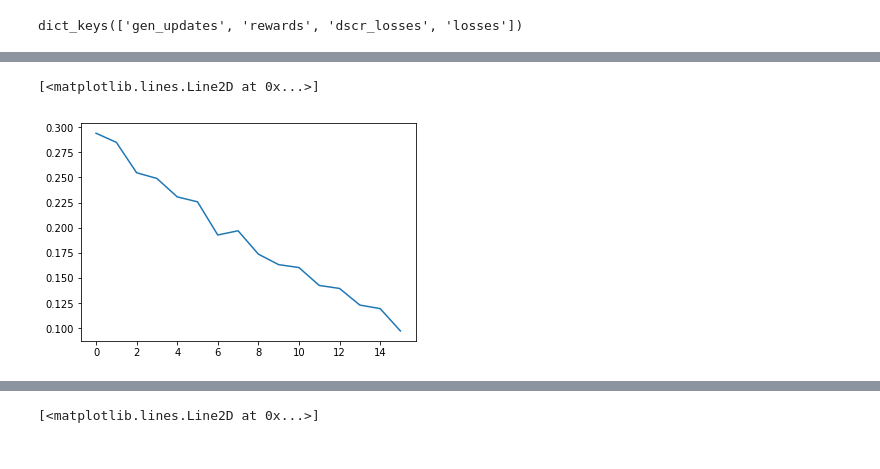
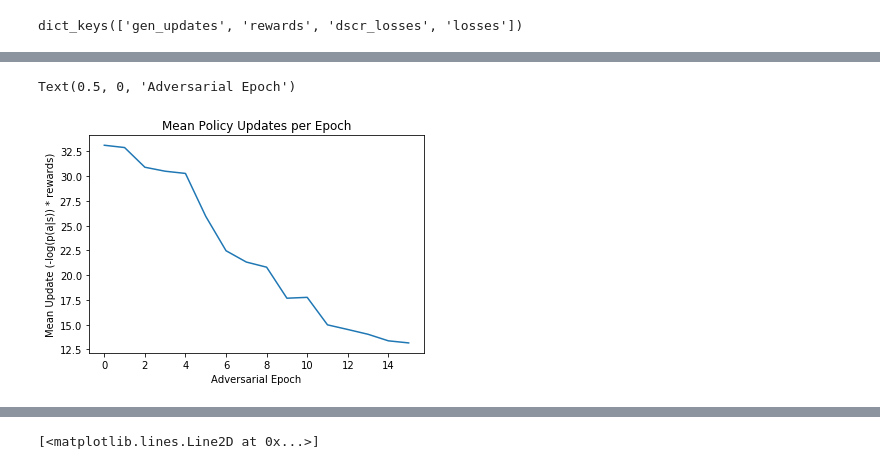
Before and after one commit to bgenchel/Reinforcement-Learning-for-Music-Generation, a Jupyter notebook: src/model/runs/charlie_parker/Keep-Apr28-19_03:32-MP_Final_Train/Untitled.ipynb, the cells around one changed output, grey strips where cells are left out. Cells and saved outputs as stored; diff of their text form; code cells hidden in the pictures.

Commit message:
looks like a notebook to generate some last minute plots

```diff
--- a/src/model/runs/charlie_parker/Keep-Apr28-19_03:32-MP_Final_Train/Untitled.ipynb
+++ b/src/model/runs/charlie_parker/Keep-Apr28-19_03:32-MP_Final_Train/Untitled.ipynb
@@ -19,5 +9,8 @@ plt.plot(ld['rewards'])
-# %%
-plt.plot(ld['dscr_losses'])
-# %% [output]
-[<matplotlib.lines.Line2D at 0x...>]
-[figure, removed]
+# %%
+plt.plot(ld['gen_updates'])
+plt.title('Mean Policy Updates per Epoch')
+plt.ylabel('Mean Update (-log(p(a|s)) * rewards)')
+plt.xlabel('Adversarial Epoch')
+# %% [output]
+Text(0.5, 0, 'Adversarial Epoch')
+[figure, added]
```
Also changed, not shown: parts of 4 cells of this notebook.
